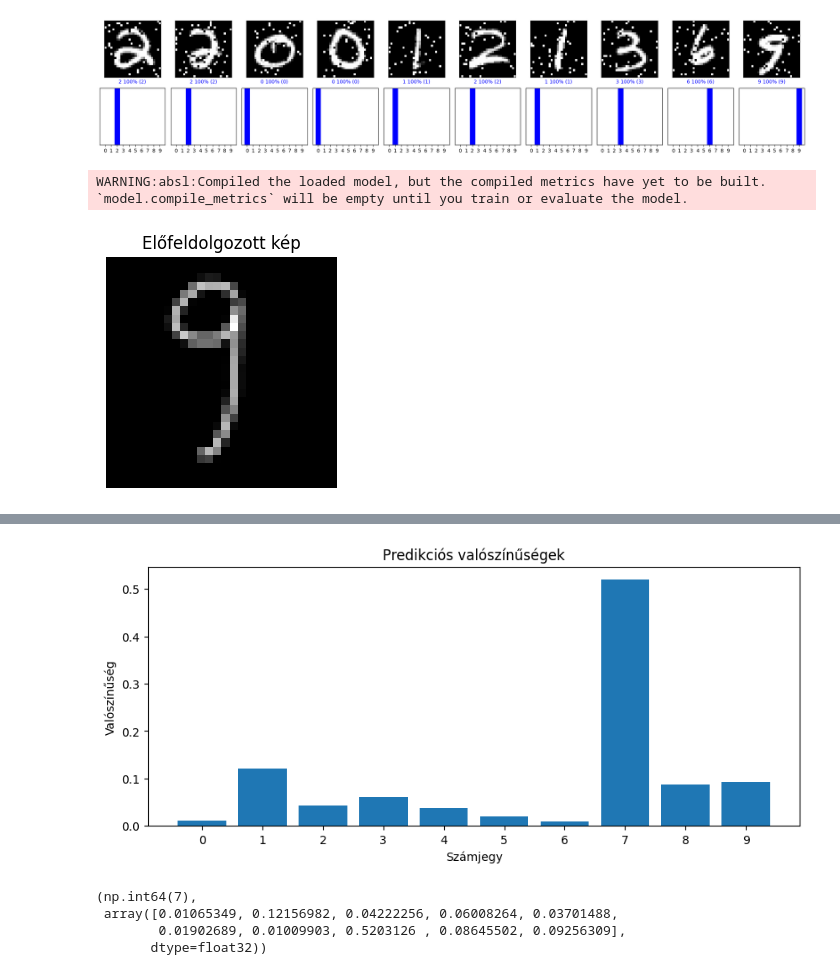
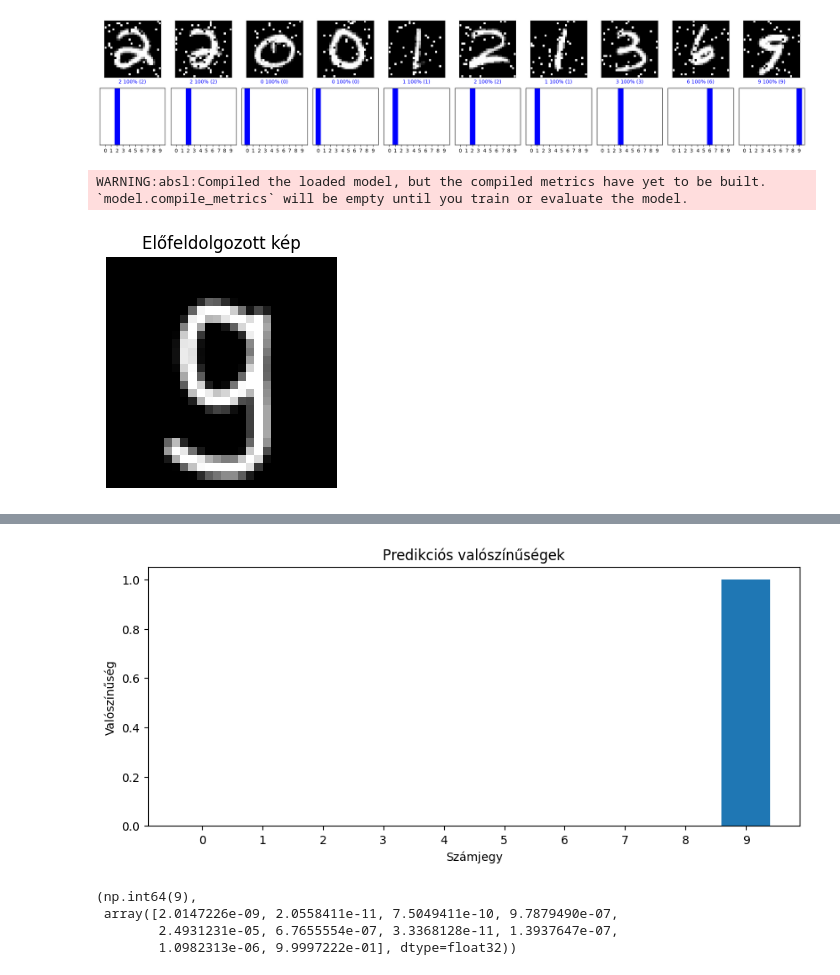
Before and after one commit to Lenegsa/Abschlussprojekt-cnn-digit-recognition, a Jupyter notebook: notebooks/myCNN.ipynb, the cells around one changed output, grey strips where cells are left out. Saved outputs shown, nothing was run; the diff lists cells and outputs as text; code cells hidden in the pictures.

```diff
--- a/notebooks/myCNN.ipynb
+++ b/notebooks/myCNN.ipynb
@@ -675,7 +689,7 @@ import matplotlib.pyplot as plt
 from tensorflow.keras.models import load_model
 
 # Load modell
-model = load_model('number_recognition_model_noisy_2.h5')
+model = load_model('number_recognition_model_noisy_5.h5')
 
 def preprocess_image(image_path):
     # Load image with PiL
@@ -703,32 +717,40 @@ def preprocess_image(image_path):
     # reshape to modell
     return img_array.reshape(1, 28, 28, 1)
 
 def predict_digit(image_path):
     # Kép előfeldolgozása
     img = preprocess_image(image_path)
 
     # predict
     prediction = model.predict(img)
     predicted_digit = np.argmax(prediction[0])
     confidence = np.max(prediction[0]) * 100
 
     print(f"Predikció: {predicted_digit}, Bizonyosság: {confidence:.2f}%")
 
     # Valószínűségek megjelenítése
     plt.figure(figsize=(10, 4))
     plt.bar(range(10), prediction[0])
     plt.xticks(range(10))
     plt.xlabel('Számjegy')
     plt.ylabel('Valószínűség')
     plt.title('Predikciós valószínűségek')
     plt.show()
 
     return predicted_digit, prediction[0]
 
 # Használat:
 # predict_digit('sajat_szam.png')
 
-predict_digit('9_2.png')
+#predict_digit('1.png')
+#predict_digit('2.png')
+#predict_digit('3.png')
+#predict_digit('4.png')
+#predict_digit('5.png')
+#predict_digit('6.png')
+#predict_digit('7.png')
+#predict_digit('8.png')
+predict_digit('9_3.png')
 # %% [output]
 WARNING:absl:Compiled the loaded model, but the compiled metrics have yet to be built. `model.compile_metrics` will be empty until you train or evaluate the model.
-[figure, old version]
+[figure, new version]
@@ -737,5 +759,5 @@ Predikció: 7, Bizonyosság: 52.03%
-[figure, old version]
+[figure, new version]
-(np.int64(7),
- array([0.01065349, 0.12156982, 0.04222256, 0.06008264, 0.03701488,
-        0.01902689, 0.01009903, 0.5203126 , 0.08645502, 0.09256309],
-       dtype=float32))
+(np.int64(9),
+ array([2.0147226e-09, 2.0558411e-11, 7.5049411e-10, 9.7879490e-07,
+        2.4931231e-05, 6.7655554e-07, 3.3368128e-11, 1.3937647e-07,
+        1.0982313e-06, 9.9997222e-01], dtype=float32))
```
Also changed, not shown: parts of 3 cells of this notebook, 2 other files.
